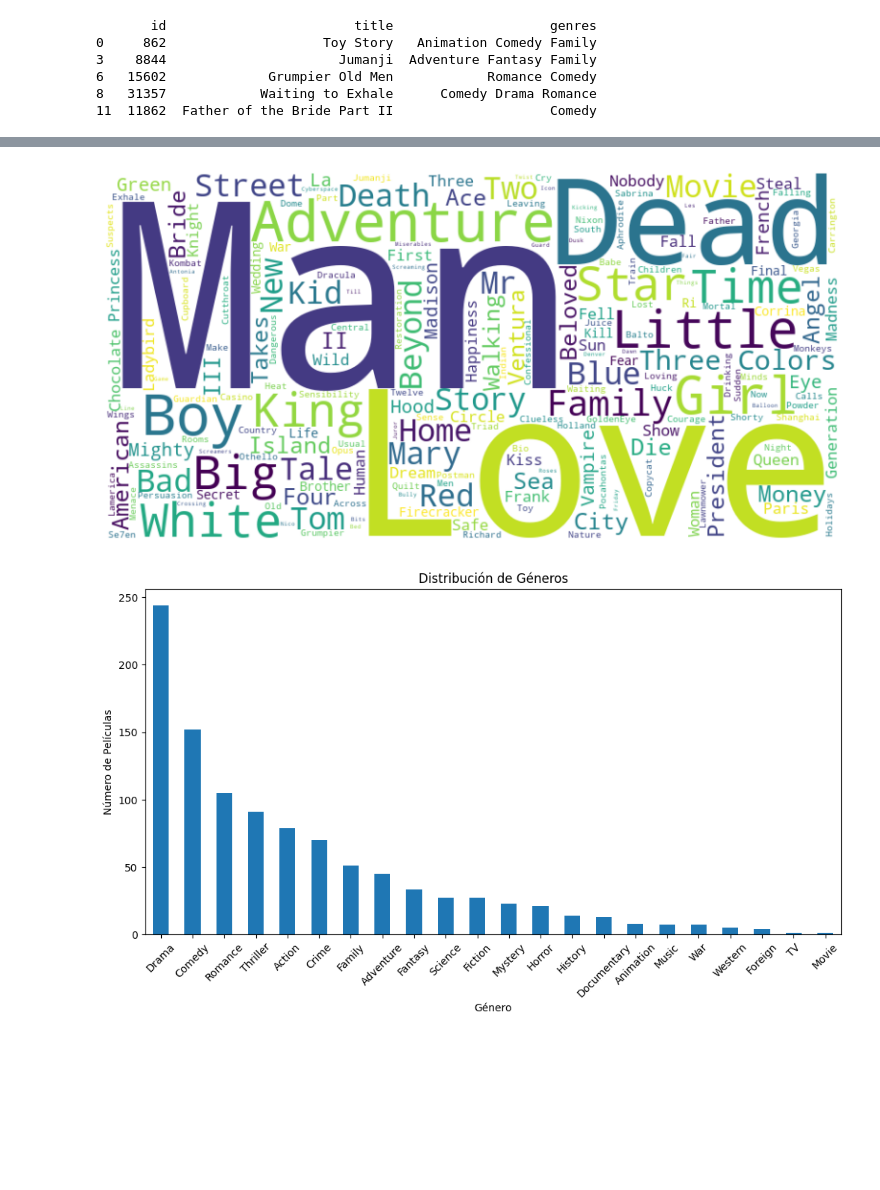
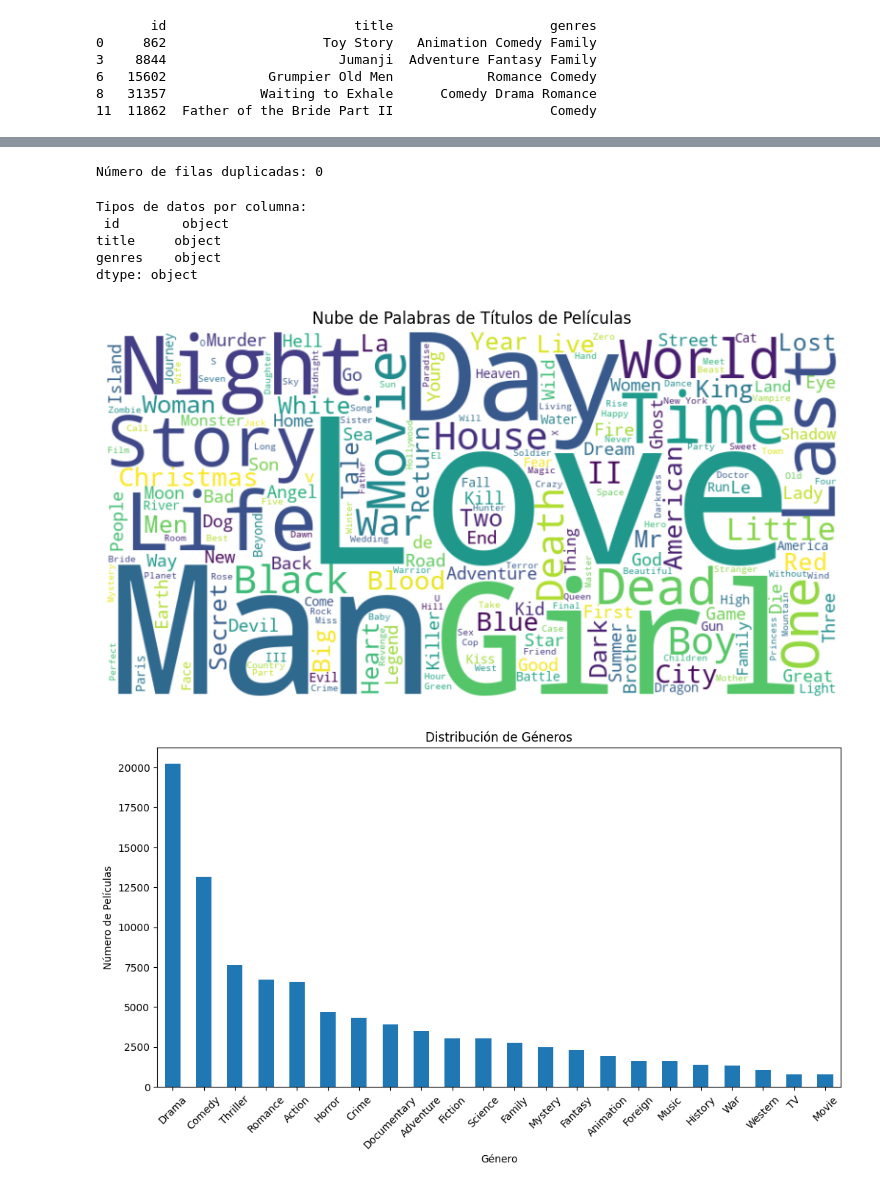
Before and after one commit to CarranzaDanilo/Api_Peliculas, a Jupyter notebook: notebooks/EDA.ipynb, the cells around one changed output, grey strips where cells are left out. Drawn from its saved outputs; the diff is of its cells as text; code cells hidden in the pictures; blank space fills up the shorter version.

```diff
--- a/notebooks/EDA.ipynb
+++ b/notebooks/EDA.ipynb
@@ -42,15 +58,9 @@ print(df_central.head())
 3          1995    5.09
 4          1995    0.00
 # %%
-
-
-
 def obtener_peliculas_completas():
     # Realiza la fusión de los DataFrames
     df_completa = df_genres_id.merge(df_central, on='id')
-
-    # Limita el DataFrame a las primeras 1000 filas
-    df_completa = df_completa.head(1000)
 
     # Agrupa los géneros por 'id' y los concatena en una sola cadena
     df_completa['genres'] = df_completa.groupby('id')['genre'].transform(lambda x: ' '.join(x))
@@ -94,30 +128,52 @@ df_completa
+# %%
+# Verificar valores duplicados: Contar el número de filas duplicadas en el DataFrame
+duplicados = df_completa.duplicated().sum()
+print(f"Número de filas duplicadas: {duplicados}")
+
+# Eliminar duplicados si es necesario: Elimina todas las filas duplicadas del DataFrame
+df_completa = df_completa.drop_duplicates()
+# %% [output]
+Número de filas duplicadas: 0
+# %%
+# Chequear tipos de datos: Mostrar los tipos de datos de cada columna en el DataFrame
+tipos_datos = df_completa.dtypes
+print("Tipos de datos por columna:\n", tipos_datos)
+# %% [output]
+Tipos de datos por columna:
+ id        object
+title     object
+genres    object
+dtype: object
 # %%
 # Concatenar todos los títulos en una sola cadena
 text = ' '.join(df_completa['title'])
 
 # Crear la nube de palabras
 wordcloud = WordCloud(width=800, height=400, background_color='white').generate(text)
 
 # Mostrar la nube de palabras
-plt.figure(figsize=(10, 5))
-plt.imshow(wordcloud, interpolation='bilinear')
-plt.axis('off')
-plt.show()
+plt.figure(figsize=(10, 5))  # Establecer el tamaño de la figura
+plt.imshow(wordcloud, interpolation='bilinear')  # Mostrar la imagen de la nube de palabras
+plt.axis('off')  # Desactivar los ejes para una visualización limpia
+plt.title('Nube de Palabras de Títulos de Películas')  # Título del gráfico
+plt.show()  # Mostrar el gráfico
 # %% [output]
-[figure, old version]
+[figure, new version]
 # %%
 # Contar la frecuencia de cada género
+# Une todos los géneros en una sola cadena, la divide en una lista de géneros y cuenta la frecuencia de cada uno
 all_genres = ' '.join(df_completa['genres']).split()
 genre_counts = pd.Series(all_genres).value_counts()
 
 # Crear el gráfico de barras
-plt.figure(figsize=(12, 6))
-genre_counts.plot(kind='bar')
-plt.title('Distribución de Géneros')
-plt.xlabel('Género')
-plt.ylabel('Número de Películas')
-plt.xticks(rotation=45)
-plt.show()
+plt.figure(figsize=(12, 6))  # Establecer el tamaño de la figura
+genre_counts.plot(kind='bar', color='skyblue')  # Crear gráfico de barras con color
+plt.title('Distribución de Géneros')  # Título del gráfico
+plt.xlabel('Género')  # Etiqueta del eje x
+plt.ylabel('Número de Películas')  # Etiqueta del eje y
+plt.xticks(rotation=45)  # Rotar etiquetas del eje x para mejor legibilidad
+plt.tight_layout()  # Ajustar el diseño para evitar el corte de etiquetas
+plt.show()  # Mostrar el gráfico
 # %% [output]
-[figure, old version]
+[figure, new version]
 # %%
```
Also changed, not shown: parts of 13 cells of this notebook, 1 other file.
